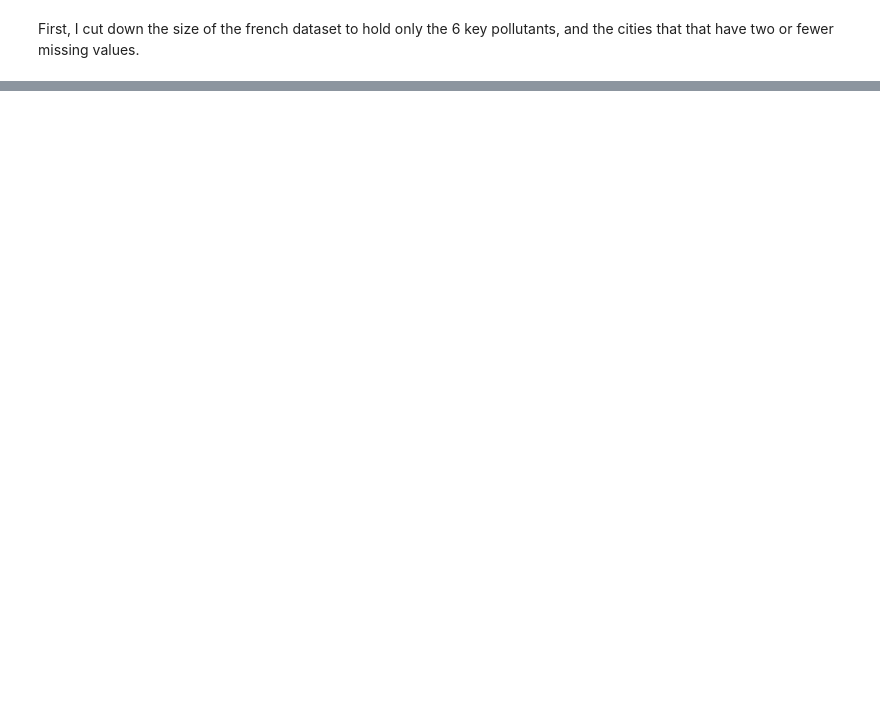
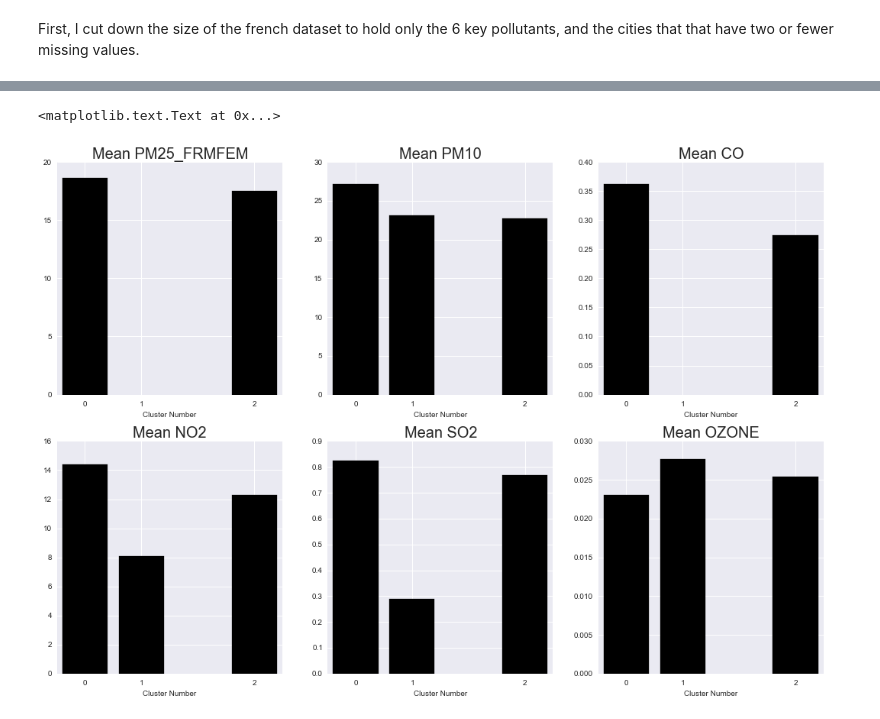
Before and after one commit to mchaffin17/AirPollutionFinalProject, a Jupyter notebook: UnsupervisedLearning_pt2.ipynb, the cells around one changed output, grey strips where cells are left out. Drawn from its saved outputs; the diff is of its cells as text; code cells hidden in the pictures; blank space fills up the shorter version.

```diff
--- a/UnsupervisedLearning_pt2.ipynb
+++ b/UnsupervisedLearning_pt2.ipynb
@@ -255,0 +245,5 @@ france
+# %%
+#merge the series containing the cluster labels with the dataframe with the french cities
+fr_p_clusts = pd.concat([fr_p, frclusts], axis=1)
+# %%
+fr_p_clusts = fr_p_clusts.rename(columns={0: 'Cluster'})
@@ -255,0 +252,3 @@ france
+# %%
+fr_group = fr_p_clusts.groupby('Cluster')
+fr_group.count()
@@ -255,0 +261,3 @@ france
+# %%
+fr_means = fr_group.mean()
+fr_means
@@ -255,0 +270,41 @@ france
+# %%
+fig = plt.figure(figsize=(18,12))
+names=['0','1','2','3']
+plt.subplot(2, 3, 1)
+plt.bar(fr_means.index,fr_means['PM25_FRMFEM'],color='black',align='center')
+plt.title('Mean PM25_FRMFEM',fontsize=20)
+plt.xticks(fr_means.index, names,horizontalalignment='center')
+plt.xlabel('Cluster Number',horizontalalignment='center',fontsize=10)
+
+plt.subplot(2, 3, 2)
+plt.bar(fr_means.index,fr_means['PM10'],color='black',align='center')
+plt.title('Mean PM10',fontsize=20)
+plt.xticks(fr_means.index, names,horizontalalignment='center')
+plt.xlabel('Cluster Number',horizontalalignment='center',fontsize=10)
+
+plt.subplot(2, 3, 3)
+plt.bar(fr_means.index,fr_means['CO'],color='black',align='center')
+plt.title('Mean CO',fontsize=20)
+plt.xticks(fr_means.index, names,horizontalalignment='center')
+plt.xlabel('Cluster Number',horizontalalignment='center',fontsize=10)
+
+plt.subplot(2, 3, 4)
+plt.bar(fr_means.index,fr_means['NO2'],color='black',align='center')
+plt.title('Mean NO2',fontsize=20)
+plt.xticks(fr_means.index, names,horizontalalignment='center')
+plt.xlabel('Cluster Number',horizontalalignment='center',fontsize=10)
+
+plt.subplot(2, 3, 5)
+plt.bar(fr_means.index,fr_means['SO2'],color='black',align='center')
+plt.title('Mean SO2',fontsize=20)
+plt.xticks(fr_means.index, names,horizontalalignment='center')
+plt.xlabel('Cluster Number',horizontalalignment='center',fontsize=10)
+
+plt.subplot(2, 3, 6)
+plt.bar(fr_means.index,fr_means['OZONE'],color='black',align='center')
+plt.title('Mean OZONE',fontsize=20)
+plt.xticks(fr_means.index, names,horizontalalignment='center')
+plt.xlabel('Cluster Number',horizontalalignment='center',fontsize=10)
+# %% [output]
+<matplotlib.text.Text at 0x...>
+[figure, added]
```
Also changed, not shown: parts of 19 cells of this notebook.
